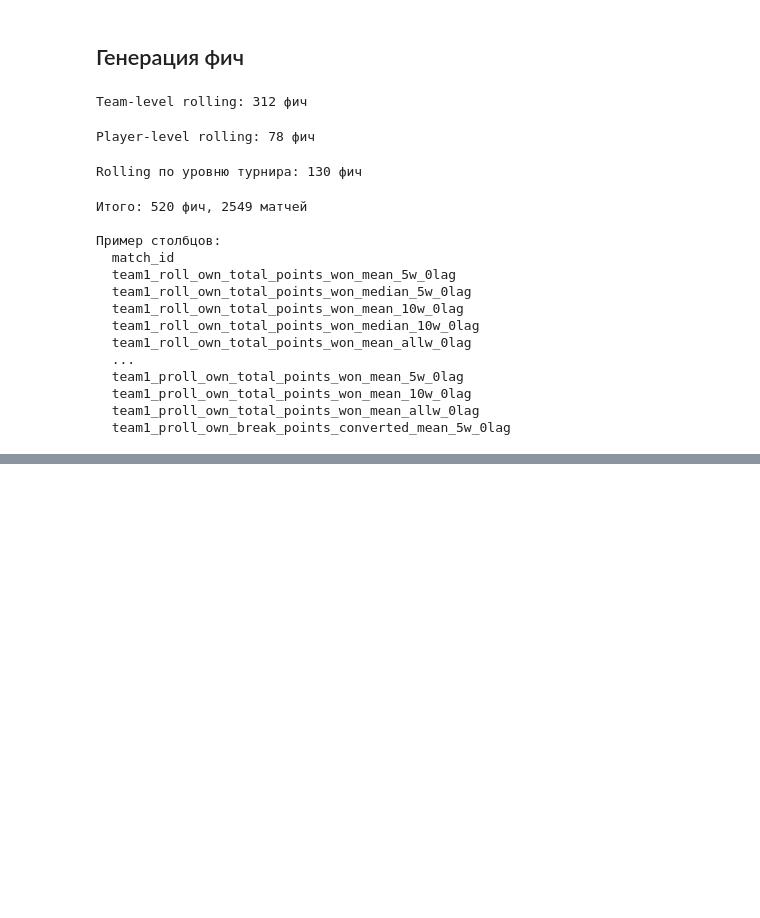
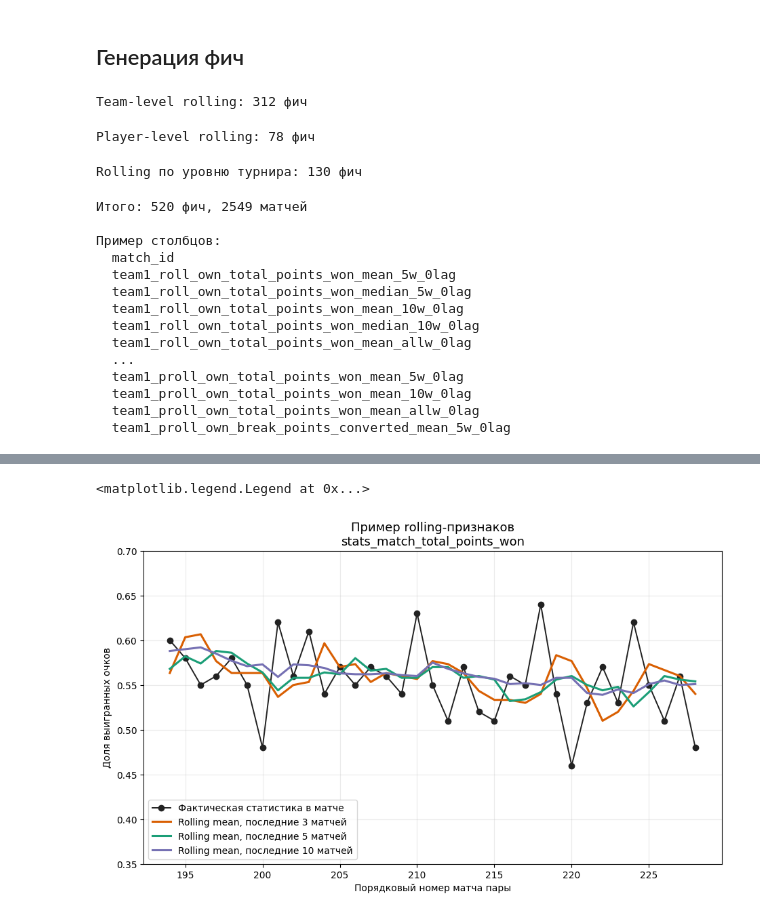
Before and after one commit to potroshitelshuk/local_padel_predictions, a Jupyter notebook: notebooks/02_feature_engineering/01_rolling_stats.ipynb, the cells around one changed output, grey strips where cells are left out. Saved outputs shown, nothing was run; the diff lists cells and outputs as text; code cells hidden in the pictures; blank space fills up the shorter version.

```diff
--- a/notebooks/02_feature_engineering/01_rolling_stats.ipynb
+++ b/notebooks/02_feature_engineering/01_rolling_stats.ipynb
@@ -308,0 +311,80 @@ features.to_csv(out_path, index=False)
+# %%
+STAT_FOR_PLOT = "stats_match_total_points_won"
+MIN_MATCHES_FOR_PLOT = 30
+N_LAST_MATCHES_FOR_PLOT = 35
+
+
+def make_team_history_for_plot(df, stat):
+    df_sorted = df.sort_values("played_at").reset_index(drop=True)
+
+    team1_key = list(zip(
+        np.minimum(df_sorted["player_id_1"], df_sorted["player_id_2"]),
+        np.maximum(df_sorted["player_id_1"], df_sorted["player_id_2"]),
+    ))
+    team2_key = list(zip(
+        np.minimum(df_sorted["player_id_3"], df_sorted["player_id_4"]),
+        np.maximum(df_sorted["player_id_3"], df_sorted["player_id_4"]),
+    ))
+
+    t1 = df_sorted[["match_id", "played_at", "tournament_level", "round"]].copy()
+    t1["team"] = team1_key
+    t1["value"] = df_sorted[f"{stat}_team_1"].values
+
+    t2 = df_sorted[["match_id", "played_at", "tournament_level", "round"]].copy()
+    t2["team"] = team2_key
+    t2["value"] = df_sorted[f"{stat}_team_2"].values
+
+    return pd.concat([t1, t2], ignore_index=True).dropna(subset=["value"]).sort_values("played_at")
+
+
+team_history = make_team_history_for_plot(df, STAT_FOR_PLOT)
+team_counts = team_history.groupby("team").size().sort_values(ascending=False)
+team_for_plot = team_counts[team_counts >= MIN_MATCHES_FOR_PLOT].index[0]
+
+plot_df = (
+    team_history[team_history["team"] == team_for_plot]
+    .sort_values("played_at")
+    .reset_index(drop=True)
+)
+plot_df["match_no"] = np.arange(1, len(plot_df) + 1)
+
+for window in (3, 5, 10):
+    plot_df[f"rolling_mean_{window}"] = (
+        plot_df["value"].shift(1).rolling(window, min_periods=1).mean()
+    )
+
+plot_tail = plot_df.tail(N_LAST_MATCHES_FOR_PLOT).copy()
+
+fig, ax = plt.subplots(figsize=(11, 6))
+ax.plot(
+    plot_tail["match_no"],
+    plot_tail["value"],
+    marker="o",
+    linewidth=1.4,
+    color="#222222",
+    label="Фактическая статистика в матче",
+)
+
+colors = {3: "#d95f02", 5: "#1b9e77", 10: "#7570b3"}
+for window, color in colors.items():
+    ax.plot(
+        plot_tail["match_no"],
+        plot_tail[f"rolling_mean_{window}"],
+        linewidth=2.2,
+        color=color,
+        label=f"Rolling mean, последние {window} матчей",
+    )
+
+ax.set_title(
+    f"Пример rolling-признаков\n"
+    "stats_match_total_points_won",
+    fontsize=13,
+)
+ax.set_xlabel("Порядковый номер матча пары")
+ax.set_ylabel("Доля выигранных очков")
+ax.set_ylim(0.35, 0.70)
+ax.grid(alpha=0.25)
+ax.legend(loc="lower left", frameon=True)
+# %% [output]
+<matplotlib.legend.Legend at 0x...>
+[figure, added]
```
Also changed, not shown: parts of 3 cells of this notebook, 5 other files.
